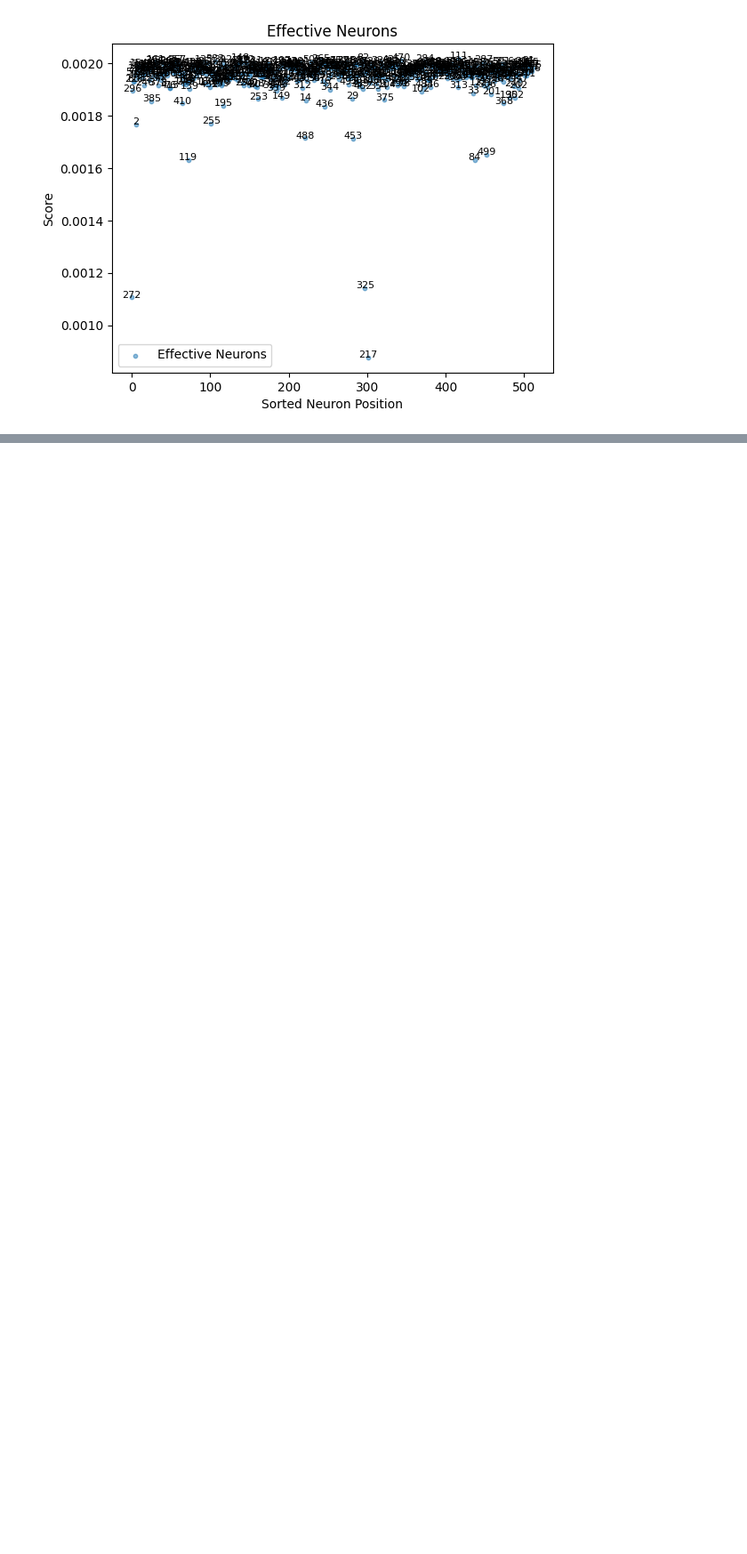
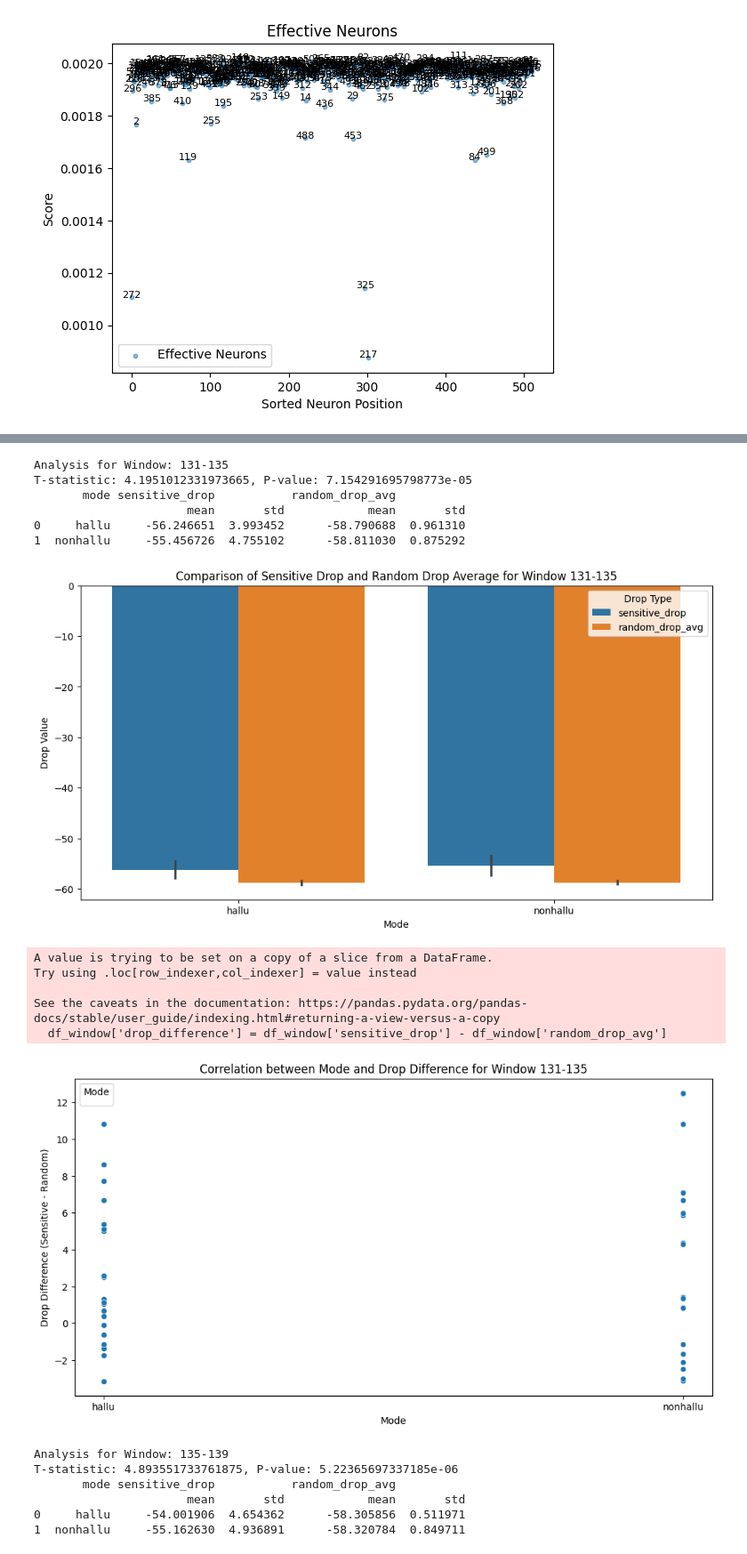
Before and after one commit to notarobot-hub/SEND, a Jupyter notebook: sensitivity/analysis_1point.ipynb, the cells around one changed output, grey strips where cells are left out. Shown at 89% size. Saved outputs shown, nothing was run; the diff lists cells and outputs as text; code cells hidden in the pictures; blank space fills up the shorter version.

```diff
--- a/sensitivity/analysis_1point.ipynb
+++ b/sensitivity/analysis_1point.ipynb
@@ -105,0 +363,66 @@ plt.show()
+# %%
+import scipy.stats as stats
+import seaborn as sns
+import matplotlib.pyplot as plt
+
+# Filter the DataFrame for the 410M model
+df_410M = df[df['model_size'] == '410m']
+
+# Iterate over each window and perform the analysis
+for window in df_410M['window'].unique():
+    print(f"Analysis for Window: {window}")
+    df_window = df_410M[df_410M['window'] == window]
+
+    # 1. Statistical Analysis
+    # Perform a t-test to compare sensitive_drop and random_drop_avg
+    t_stat, p_value = stats.ttest_ind(df_window['sensitive_drop'], df_window['random_drop_avg'])
+    print(f"T-statistic: {t_stat}, P-value: {p_value}")
+
+    # Calculate mean and standard deviation for each mode
+    summary_stats = df_window.groupby(['mode']).agg({
+        'sensitive_drop': ['mean', 'std'],
+        'random_drop_avg': ['mean', 'std']
+    }).reset_index()
+
+    print(summary_stats)
+
+    # 2. Visualization
+    # Bar plot to compare sensitive_drop and random_drop_avg for each mode
+    plt.figure(figsize=(12, 6))
+    sns.barplot(x='mode', y='value', hue='variable',
+                data=pd.melt(df_window, id_vars=['mode'], value_vars=['sensitive_drop', 'random_drop_avg']))
+    plt.title(f'Comparison of Sensitive Drop and Random Drop Average for Window {window}')
+    plt.ylabel('Drop Value')
+    plt.xlabel('Mode')
+    plt.legend(title='Drop Type')
+    plt.show()
+
+    # Scatter plot to show correlation between mode and the difference between sensitive_drop and random_drop_avg
+    df_window['drop_difference'] = df_window['sensitive_drop'] - df_window['random_drop_avg']
+    plt.figure(figsize=(12, 6))
+    sns.scatterplot(x='mode', y='drop_difference', data=df_window)
+    plt.title(f'Correlation between Mode and Drop Difference for Window {window}')
+    plt.ylabel('Drop Difference (Sensitive - Random)')
+    plt.xlabel('Mode')
+    plt.legend(title='Mode')
+    plt.show()
+# %% [output]
+Analysis for Window: 131-135
+T-statistic: 4.1951012331973665, P-value: 7.154291695798773e-05
+       mode sensitive_drop           random_drop_avg
+                      mean       std            mean       std
+0     hallu     -56.246651  3.993452      -58.790688  0.961310
+1  nonhallu     -55.456726  4.755102      -58.811030  0.875292
+[figure, added]
+A value is trying to be set on a copy of a slice from a DataFrame.
+Try using .loc[row_indexer,col_indexer] = value instead
+
+See the caveats in the documentation: https://pandas.pydata.org/pandas-docs/stable/user_guide/indexing.html#returning-a-view-versus-a-copy
+  df_window['drop_difference'] = df_window['sensitive_drop'] - df_window['random_drop_avg']
+[figure, added]
+Analysis for Window: 135-139
+T-statistic: 4.893551733761875, P-value: 5.22365697337185e-06
+       mode sensitive_drop           random_drop_avg
+                      mean       std            mean       std
+0     hallu     -54.001906  4.654362      -58.305856  0.511971
+1  nonhallu     -55.162630  4.936891      -58.320784  0.849711
```
Also changed, not shown: parts of 13 cells of this notebook, 47 other files.
